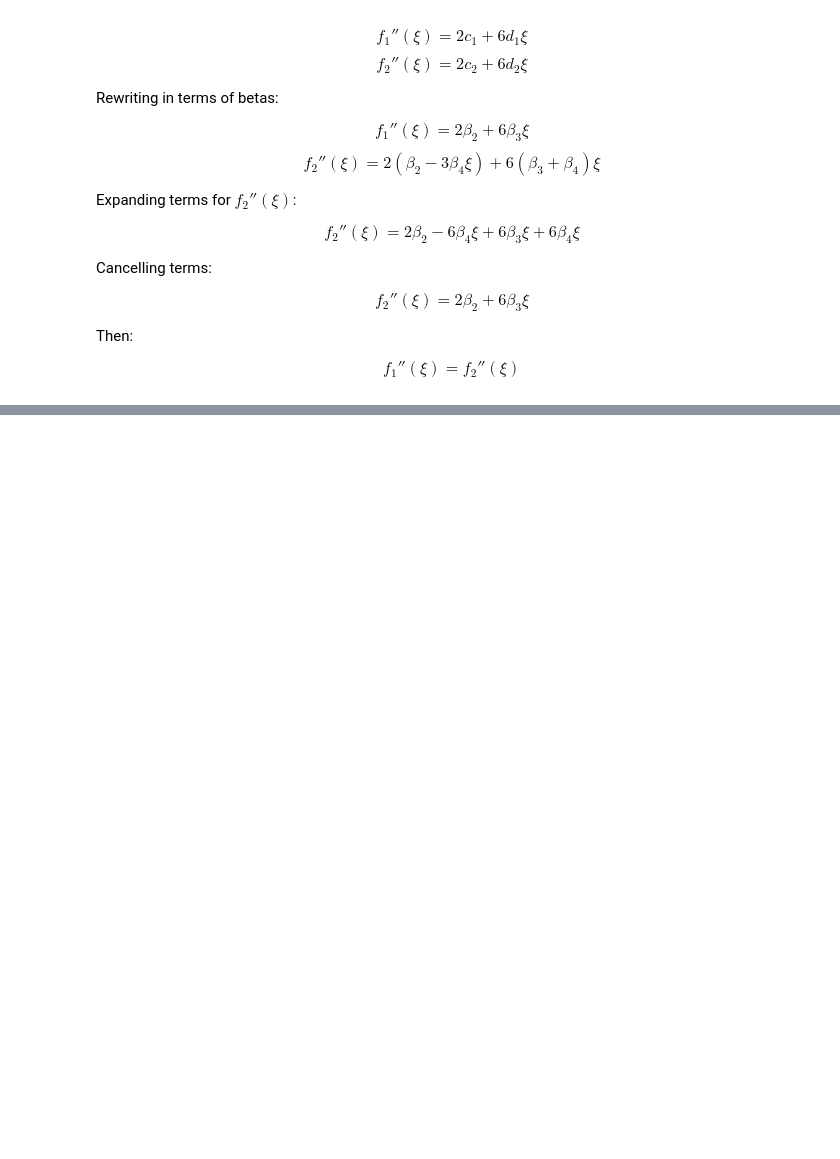
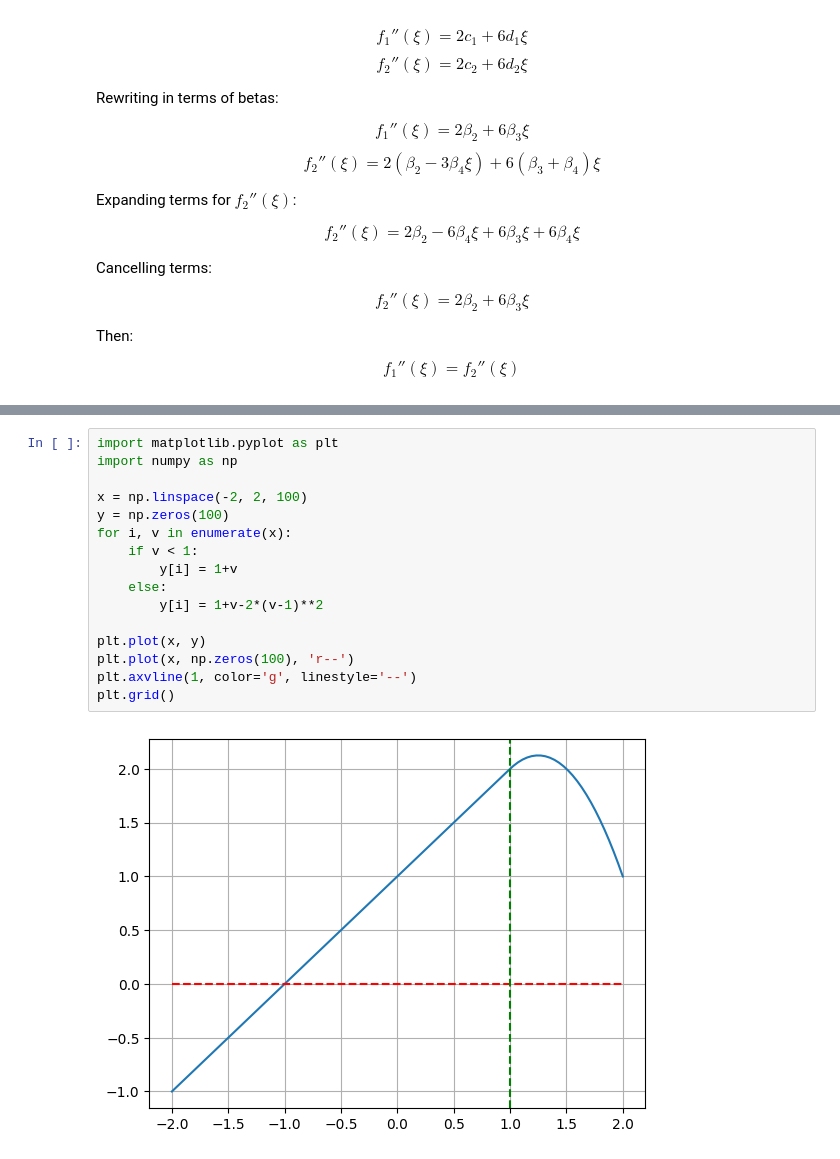
Before and after one commit to deusdevok/ISLP_Python, a Jupyter notebook: Chapter 7/ConceptualExercises.ipynb, the cells around one changed output, grey strips where cells are left out. Saved outputs shown, nothing was run; the diff lists cells and outputs as text; blank space fills up the shorter version.

```diff
--- a/Chapter 7/ConceptualExercises.ipynb
+++ b/Chapter 7/ConceptualExercises.ipynb
@@ -182,0 +196,18 @@ plt.legend();
+# %%
+import matplotlib.pyplot as plt
+import numpy as np
+
+x = np.linspace(-2, 2, 100)
+y = np.zeros(100)
+for i, v in enumerate(x):
+    if v < 1:
+        y[i] = 1+v
+    else:
+        y[i] = 1+v-2*(v-1)**2
+
+plt.plot(x, y)
+plt.plot(x, np.zeros(100), 'r--')
+plt.axvline(1, color='g', linestyle='--')
+plt.grid()
+# %% [output]
+[figure, added]
```
Also changed, not shown: parts of 6 cells of this notebook.
